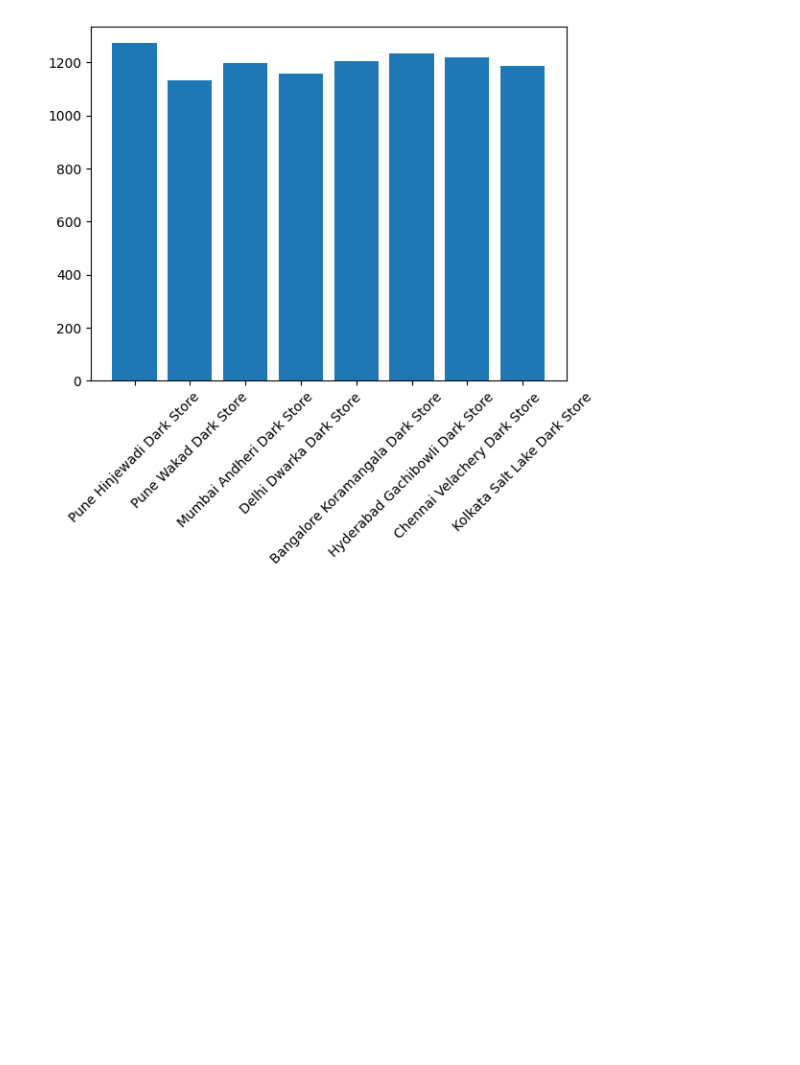
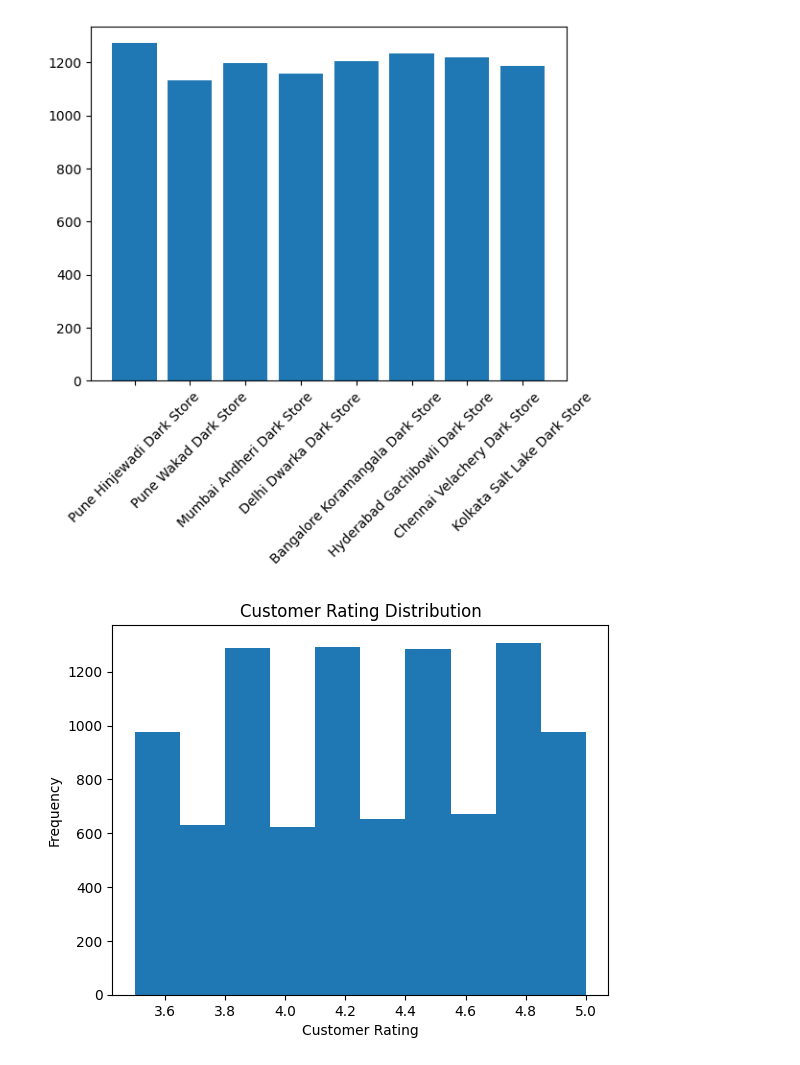
Before and after one commit to sayalivadya1654-cell/Data__Science, a Jupyter notebook: 2_Advance_Python.ipynb, the cells around one changed output. Saved outputs shown, nothing was run; the diff lists cells and outputs as text; code cells hidden in the pictures; blank space fills up the shorter version.

```diff
--- a/2_Advance_Python.ipynb
+++ b/2_Advance_Python.ipynb
@@ -2361,3 +2361,12 @@ plt.xticks(rotation=45)
 plt.show()
 # %% [output]
 [figure]
+# %%
+# Histogram: distribution of customer_rating
+plt.hist(df["customer_rating"], bins=10)
+plt.title("Customer Rating Distribution")
+plt.xlabel("Customer Rating")
+plt.ylabel("Frequency")
+plt.show()
+# %% [output]
+[figure, added]
```
Also changed, not shown: parts of 2 cells of this notebook.
